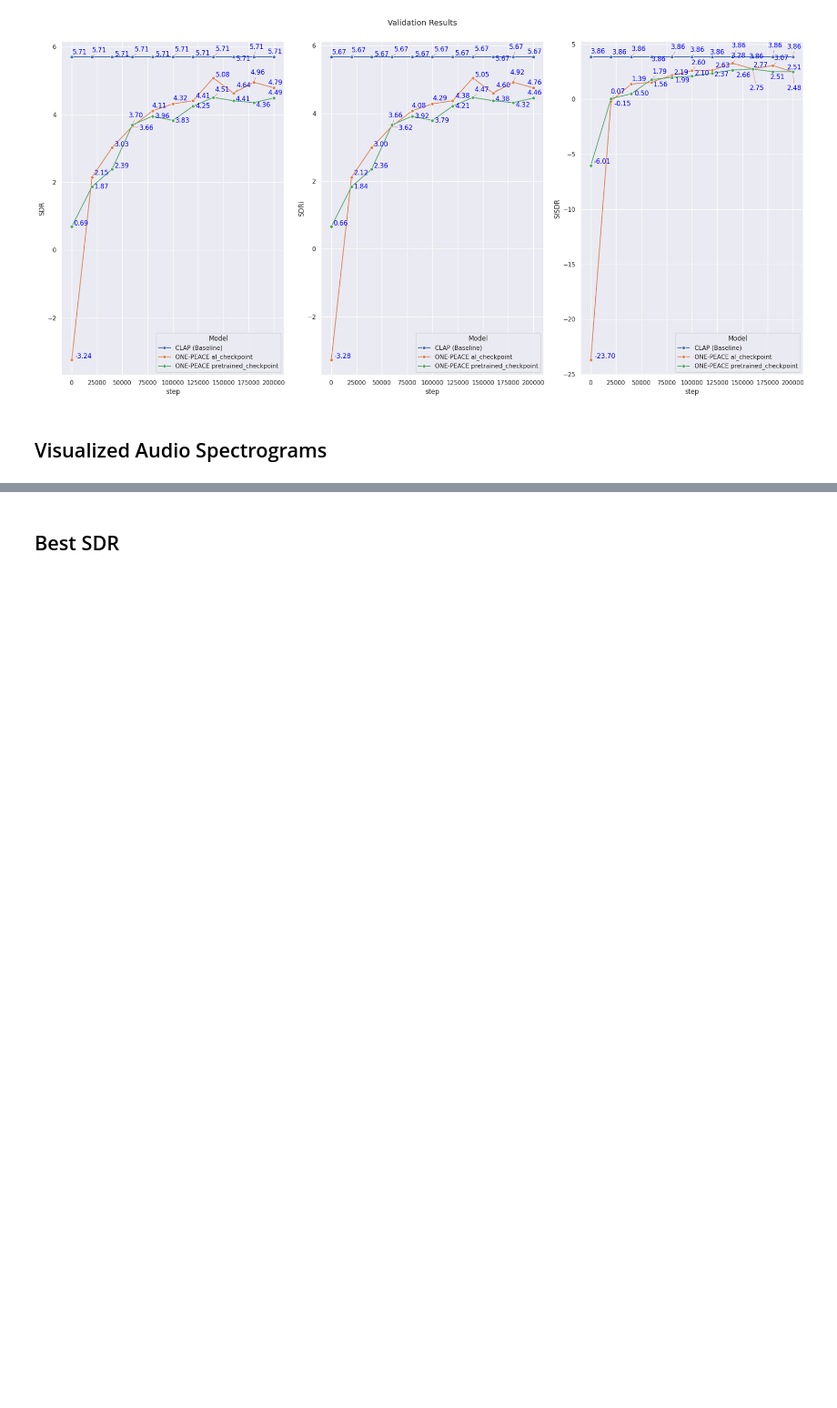
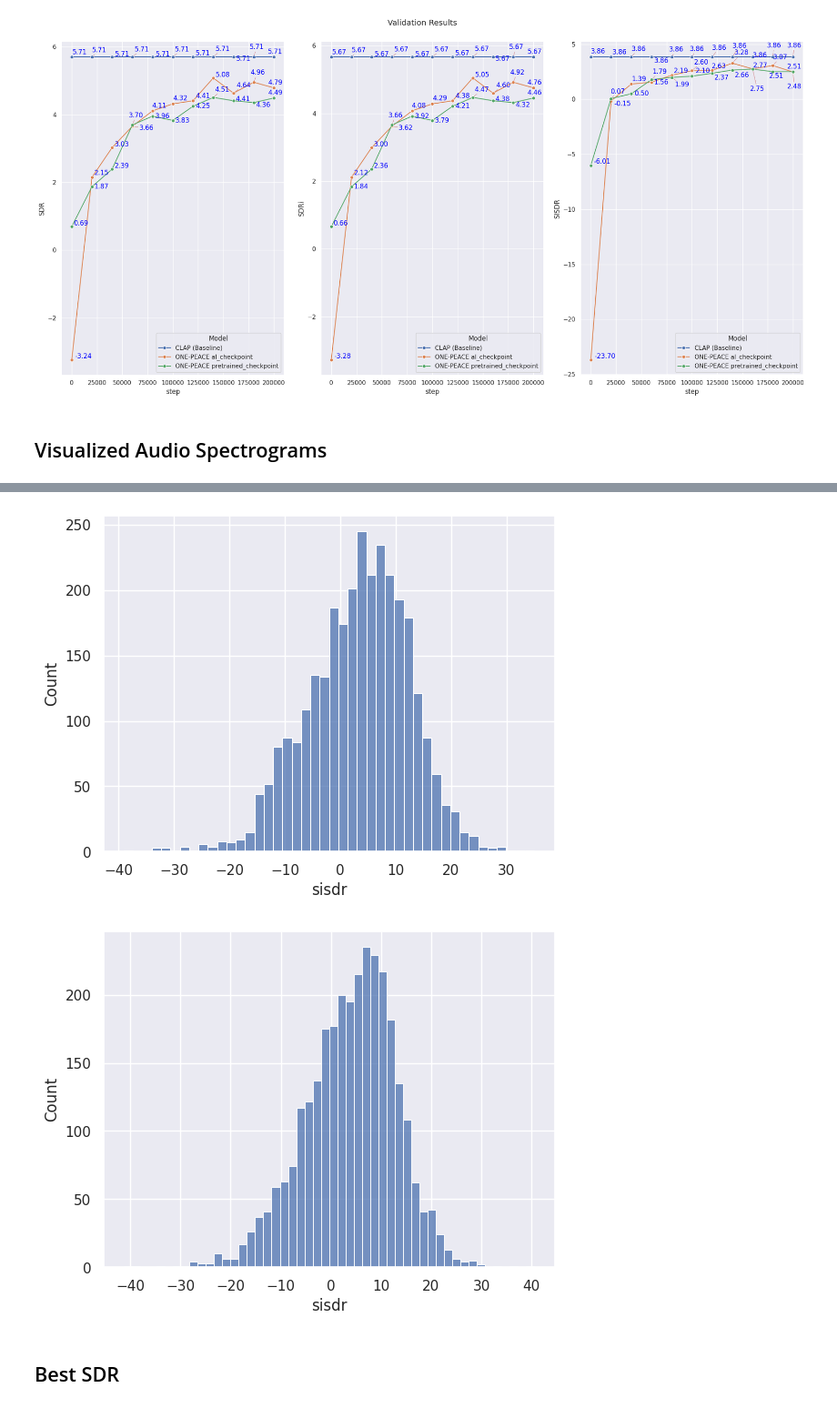
Before and after one commit to Vincent-La/lass-final-project, a Jupyter notebook: plot_validation_results.ipynb, the cells around one changed output, grey strips where cells are left out. Shown at 91% size. Drawn from its saved outputs; the diff is of its cells as text; code cells hidden in the pictures; blank space fills up the shorter version.

```diff
--- a/plot_validation_results.ipynb
+++ b/plot_validation_results.ipynb
@@ -251,3 +269,11 @@ df_clap[:3]
+# %%
+sns.histplot(df_onepeace, x='sisdr')
+plt.show()
+sns.histplot(df_clap, x='sisdr')
+plt.show()
+# %% [output]
+[figure, added]
+[figure, added]
 # %% [markdown]
 ## Best SDR
 # %%
```
Also changed, not shown: parts of 5 cells of this notebook.
